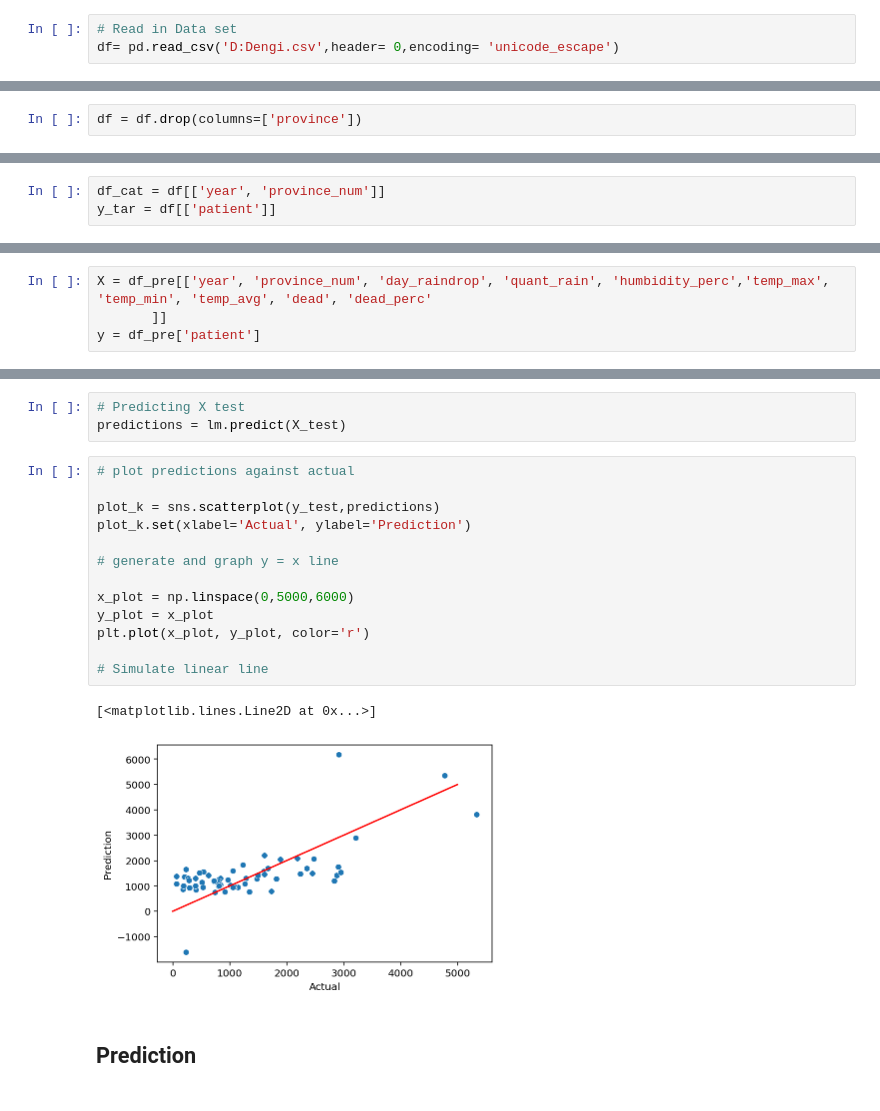
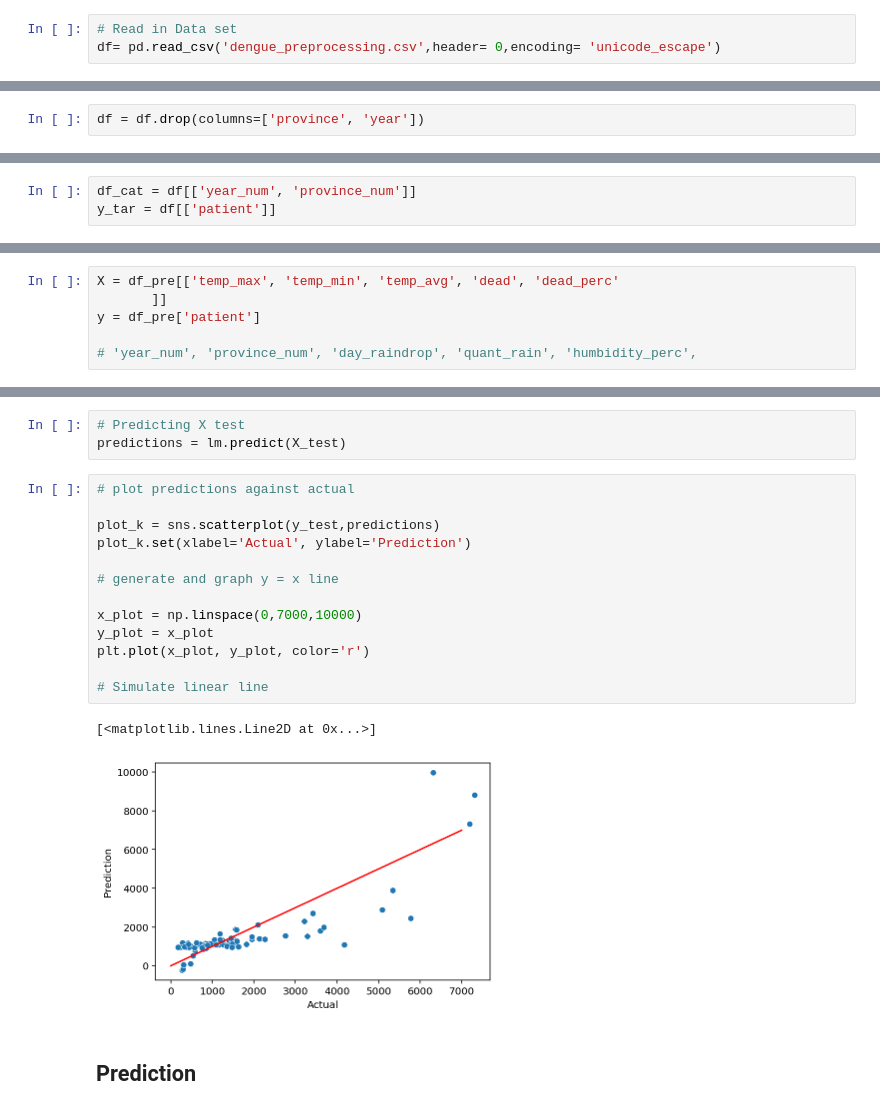
Before and after one commit to Phophism/python_project, a Jupyter notebook: Nattawat/V1_MLR_test.ipynb, the cells around one changed output, grey strips where cells are left out. Drawn from its saved outputs; the diff is of its cells as text.

```diff
--- a/Nattawat/V1_MLR_test.ipynb
+++ b/Nattawat/V1_MLR_test.ipynb
@@ -29,7 +29,7 @@ sklearn version: 0.23.2
 ### Input Data from CSV file.
 # %%
 # Read in Data set
-df= pd.read_csv('D:Dengi.csv',header= 0,encoding= 'unicode_escape')
+df= pd.read_csv('dengue_preprocessing.csv',header= 0,encoding= 'unicode_escape')
 # %%
 df.head()
 # %% [output]
@@ -42,7 +42,7 @@ df.head()
 # %%
 # Tempolary data preparation and just use for build model
 # %%
-df = df.drop(columns=['province'])
+df = df.drop(columns=['province', 'year'])
 # %%
 df.tail(10)
 # %% [output]
@@ -120,5 +122,5 @@ display(std_transform_feat.tail())
 # %%
-df_cat = df[['year', 'province_num']]
+df_cat = df[['year_num', 'province_num']]
 y_tar = df[['patient']]
 # %%
 ## Concat all numerical feature to DataFrame
@@ -177,8 +186,10 @@ Index(['year', 'province_num', 'day_raindrop', 'quant_rain', 'humbidity_perc',
       dtype='object')
 # %%
-X = df_pre[['year', 'province_num', 'day_raindrop', 'quant_rain', 'humbidity_perc','temp_max', 'temp_min', 'temp_avg', 'dead', 'dead_perc'
+X = df_pre[['temp_max', 'temp_min', 'temp_avg', 'dead', 'dead_perc'
        ]]
 y = df_pre['patient']
+
+# 'year_num', 'province_num', 'day_raindrop', 'quant_rain', 'humbidity_perc',
 # %% [markdown]
 ## Train Test Split
 
@@ -238,19 +244,19 @@ predictions = lm.predict(X_test)
 # %%
 # plot predictions against actual
 
 plot_k = sns.scatterplot(y_test,predictions)
 plot_k.set(xlabel='Actual', ylabel='Prediction')
 
 # generate and graph y = x line
 
-x_plot = np.linspace(0,5000,6000)
+x_plot = np.linspace(0,7000,10000)
 y_plot = x_plot
 plt.plot(x_plot, y_plot, color='r')
 
 # Simulate linear line
 # %% [output]
 [<matplotlib.lines.Line2D at 0x...>]
-[figure, old version]
+[figure, new version]
 # %% [markdown]
 ## Prediction
 # %%
```
Also changed, not shown: parts of 21 cells of this notebook.
